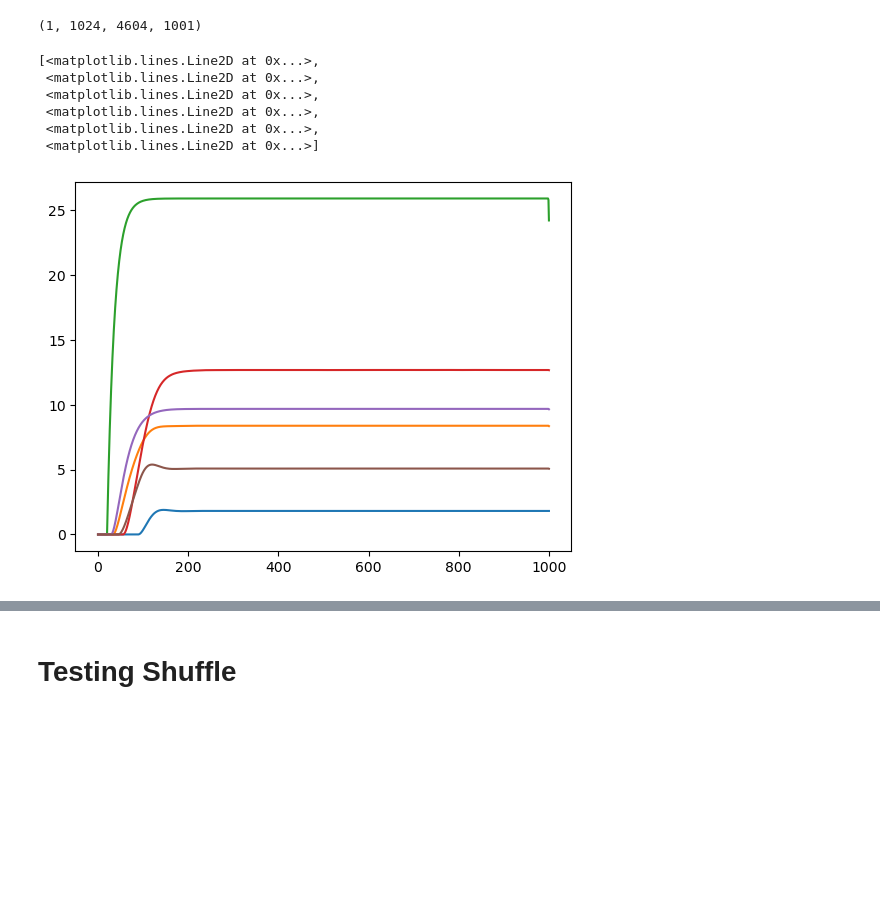
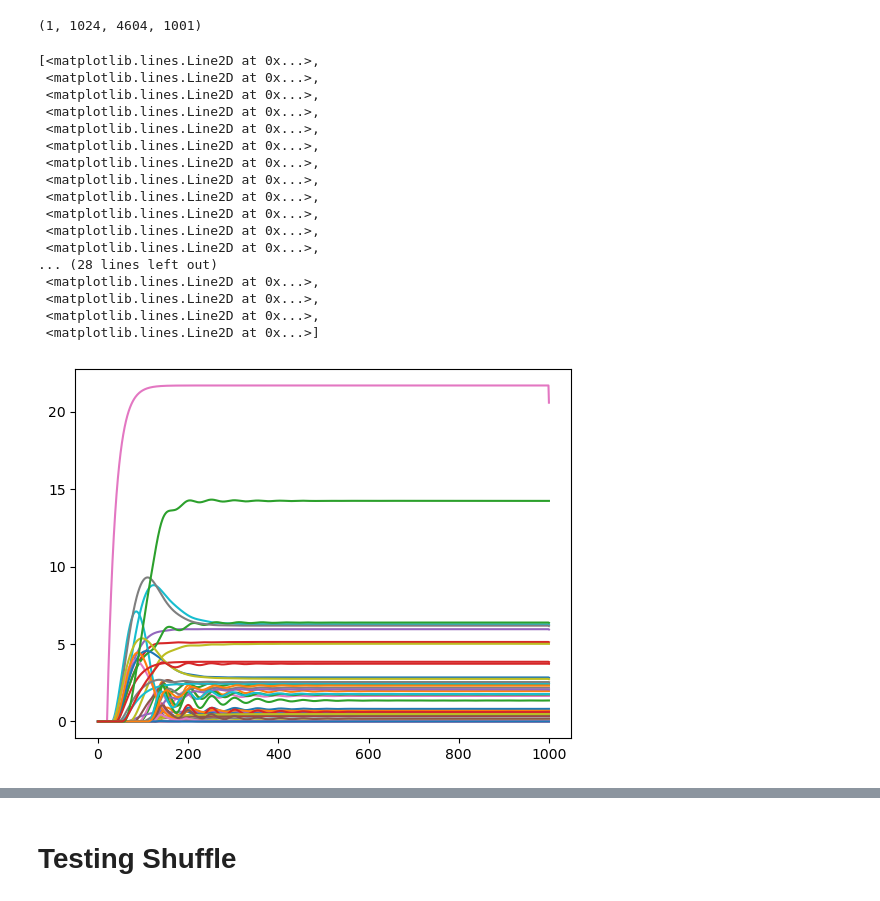
Before and after one commit to smpuglie/Pugliese_cpg_2025, a Jupyter notebook: notebooks/run_config.ipynb, the cells around one changed output, grey strips where cells are left out. Drawn from its saved outputs; the diff is of its cells as text; code cells hidden in the pictures; blank space fills up the shorter version.

```diff
--- a/notebooks/run_config.ipynb
+++ b/notebooks/run_config.ipynb
@@ -380,16 +386,27 @@ results.shape
 # %% [output]
 (1, 1024, 4604, 1001)
 # %%
-n = 9
+n = 25
 plt.plot(results[0,n,min_circuit[n]].T)
 # %% [output]
 [<matplotlib.lines.Line2D at 0x...>,
  <matplotlib.lines.Line2D at 0x...>,
  <matplotlib.lines.Line2D at 0x...>,
  <matplotlib.lines.Line2D at 0x...>,
  <matplotlib.lines.Line2D at 0x...>,
+ <matplotlib.lines.Line2D at 0x...>,
+ <matplotlib.lines.Line2D at 0x...>,
+ <matplotlib.lines.Line2D at 0x...>,
+ <matplotlib.lines.Line2D at 0x...>,
+ <matplotlib.lines.Line2D at 0x...>,
+ <matplotlib.lines.Line2D at 0x...>,
+ <matplotlib.lines.Line2D at 0x...>,
+... (28 lines left out)
+ <matplotlib.lines.Line2D at 0x...>,
+ <matplotlib.lines.Line2D at 0x...>,
+ <matplotlib.lines.Line2D at 0x...>,
  <matplotlib.lines.Line2D at 0x...>]
-[figure, old version]
+[figure, new version]
 # %%
 check_ind = jnp.where(osc_score_all<0.5)[0]
 # for n in range(len(check_ind)):
```
Also changed, not shown: parts of 4 cells of this notebook, 1 other file.
